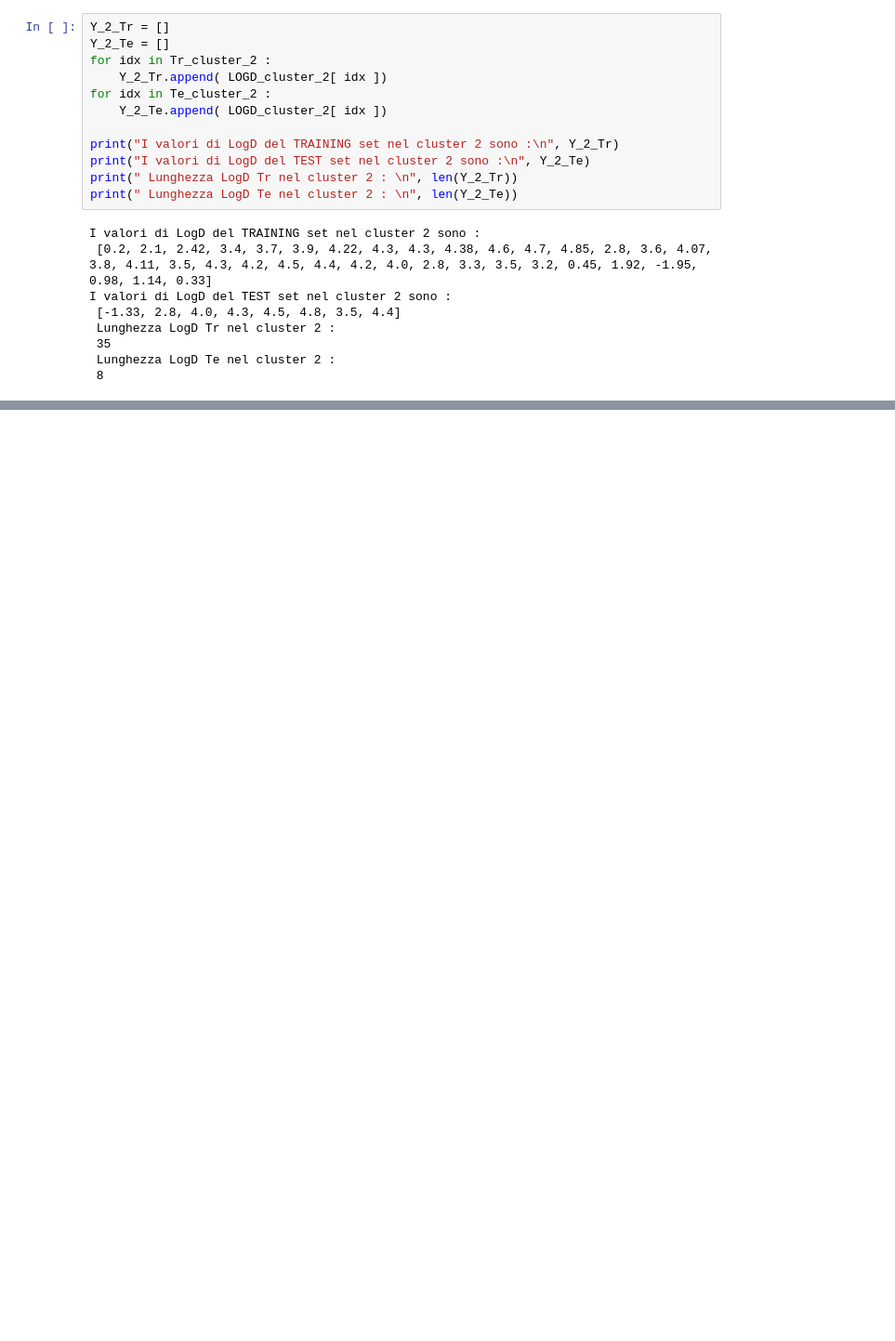
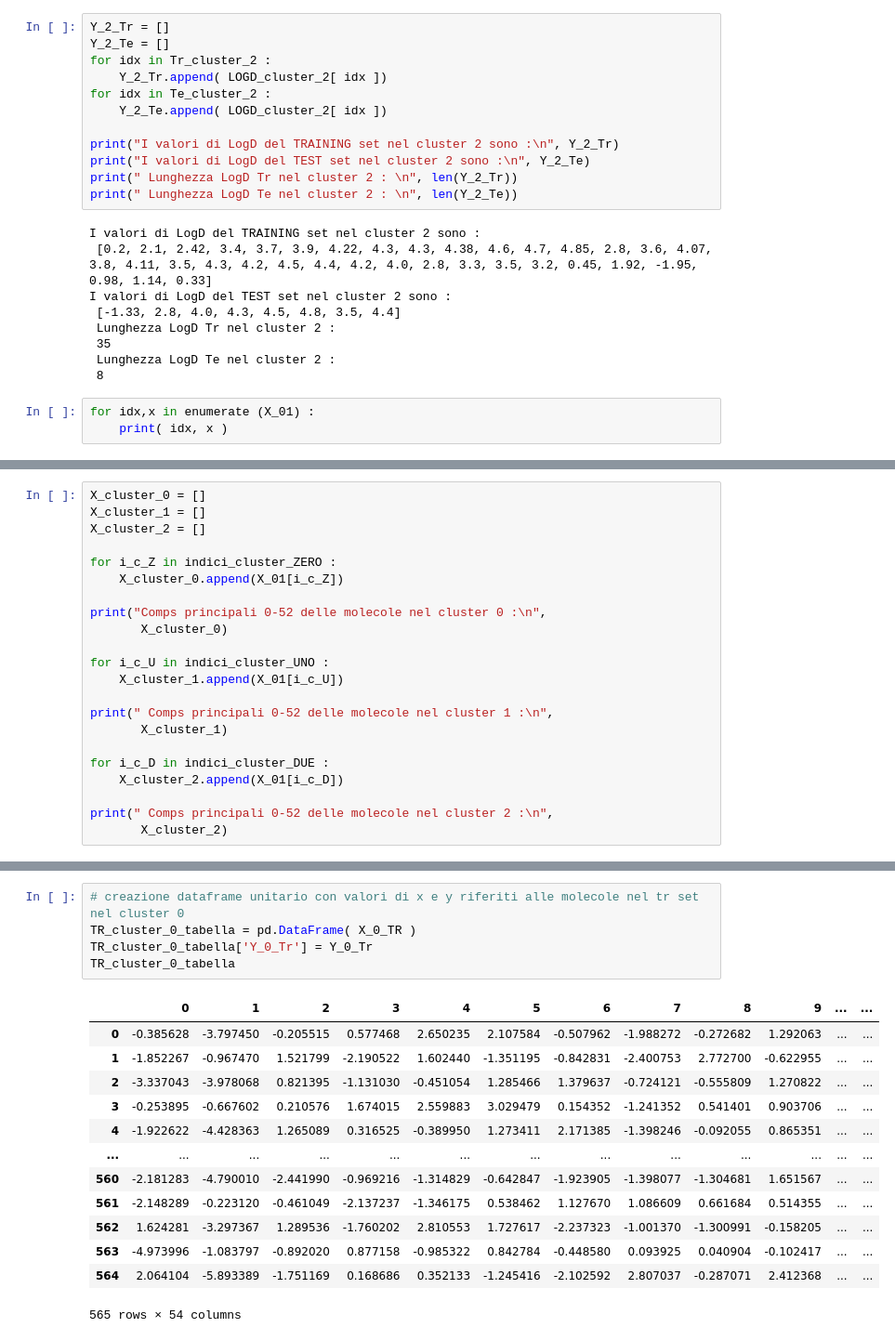
Before and after one commit to lstorchi/mllogdp, a Jupyter notebook: TEST_spartizione_TrTe_cluster_53_comps.ipynb, the cells around one changed output, grey strips where cells are left out. Shown at 93% size. Drawn from its saved outputs; the diff is of its cells as text; blank space fills up the shorter version.

```diff
--- a/TEST_spartizione_TrTe_cluster_53_comps.ipynb
+++ b/TEST_spartizione_TrTe_cluster_53_comps.ipynb
@@ -650,3 +650,6 @@ I valori di LogD del TEST set nel cluster 2 sono :
  35
  Lunghezza LogD Te nel cluster 2 :
  8
+# %%
+for idx,x in enumerate (X_01) :
+    print( idx, x )
@@ -652,0 +674,22 @@ I valori di LogD del TEST set nel cluster 2 sono :
+# %%
+X_cluster_0 = []
+X_cluster_1 = []
+X_cluster_2 = []
+
+for i_c_Z in indici_cluster_ZERO :
+    X_cluster_0.append(X_01[i_c_Z])
+
+print("Comps principali 0-52 delle molecole nel cluster 0 :\n",
+       X_cluster_0)
+
+for i_c_U in indici_cluster_UNO :
+    X_cluster_1.append(X_01[i_c_U])
+
+print(" Comps principali 0-52 delle molecole nel cluster 1 :\n",
+       X_cluster_1)
+
+for i_c_D in indici_cluster_DUE :
+    X_cluster_2.append(X_01[i_c_D])
+
+print(" Comps principali 0-52 delle molecole nel cluster 2 :\n",
+       X_cluster_2)
@@ -652,0 +843,19 @@ I valori di LogD del TEST set nel cluster 2 sono :
+# %%
+# creazione dataframe unitario con valori di x e y riferiti alle molecole nel tr set nel cluster 0
+TR_cluster_0_tabella = pd.DataFrame( X_0_TR )
+TR_cluster_0_tabella['Y_0_Tr'] = Y_0_Tr
+TR_cluster_0_tabella
+# %% [output]
+|  | 0 | 1 | 2 | 3 | 4 | 5 | 6 | 7 | 8 | 9 | ... | ... |
+| 0 | -0.385628 | -3.797450 | -0.205515 | 0.577468 | 2.650235 | 2.107584 | -0.507962 | -1.988272 | -0.272682 | 1.292063 | ... | ... |
+| 1 | -1.852267 | -0.967470 | 1.521799 | -2.190522 | 1.602440 | -1.351195 | -0.842831 | -2.400753 | 2.772700 | -0.622955 | ... | ... |
+| 2 | -3.337043 | -3.978068 | 0.821395 | -1.131030 | -0.451054 | 1.285466 | 1.379637 | -0.724121 | -0.555809 | 1.270822 | ... | ... |
+| 3 | -0.253895 | -0.667602 | 0.210576 | 1.674015 | 2.559883 | 3.029479 | 0.154352 | -1.241352 | 0.541401 | 0.903706 | ... | ... |
+| 4 | -1.922622 | -4.428363 | 1.265089 | 0.316525 | -0.389950 | 1.273411 | 2.171385 | -1.398246 | -0.092055 | 0.865351 | ... | ... |
+| ... | ... | ... | ... | ... | ... | ... | ... | ... | ... | ... | ... | ... |
+| 560 | -2.181283 | -4.790010 | -2.441990 | -0.969216 | -1.314829 | -0.642847 | -1.923905 | -1.398077 | -1.304681 | 1.651567 | ... | ... |
+| 561 | -2.148289 | -0.223120 | -0.461049 | -2.137237 | -1.346175 | 0.538462 | 1.127670 | 1.086609 | 0.661684 | 0.514355 | ... | ... |
+| 562 | 1.624281 | -3.297367 | 1.289536 | -1.760202 | 2.810553 | 1.727617 | -2.237323 | -1.001370 | -1.300991 | -0.158205 | ... | ... |
+| 563 | -4.973996 | -1.083797 | -0.892020 | 0.877158 | -0.985322 | 0.842784 | -0.448580 | 0.093925 | 0.040904 | -0.102417 | ... | ... |
+| 564 | 2.064104 | -5.893389 | -1.751169 | 0.168686 | 0.352133 | -1.245416 | -2.102592 | 2.807037 | -0.287071 | 2.412368 | ... | ... |
+565 rows × 54 columns
```
Also changed, not shown: parts of 35 cells of this notebook.
